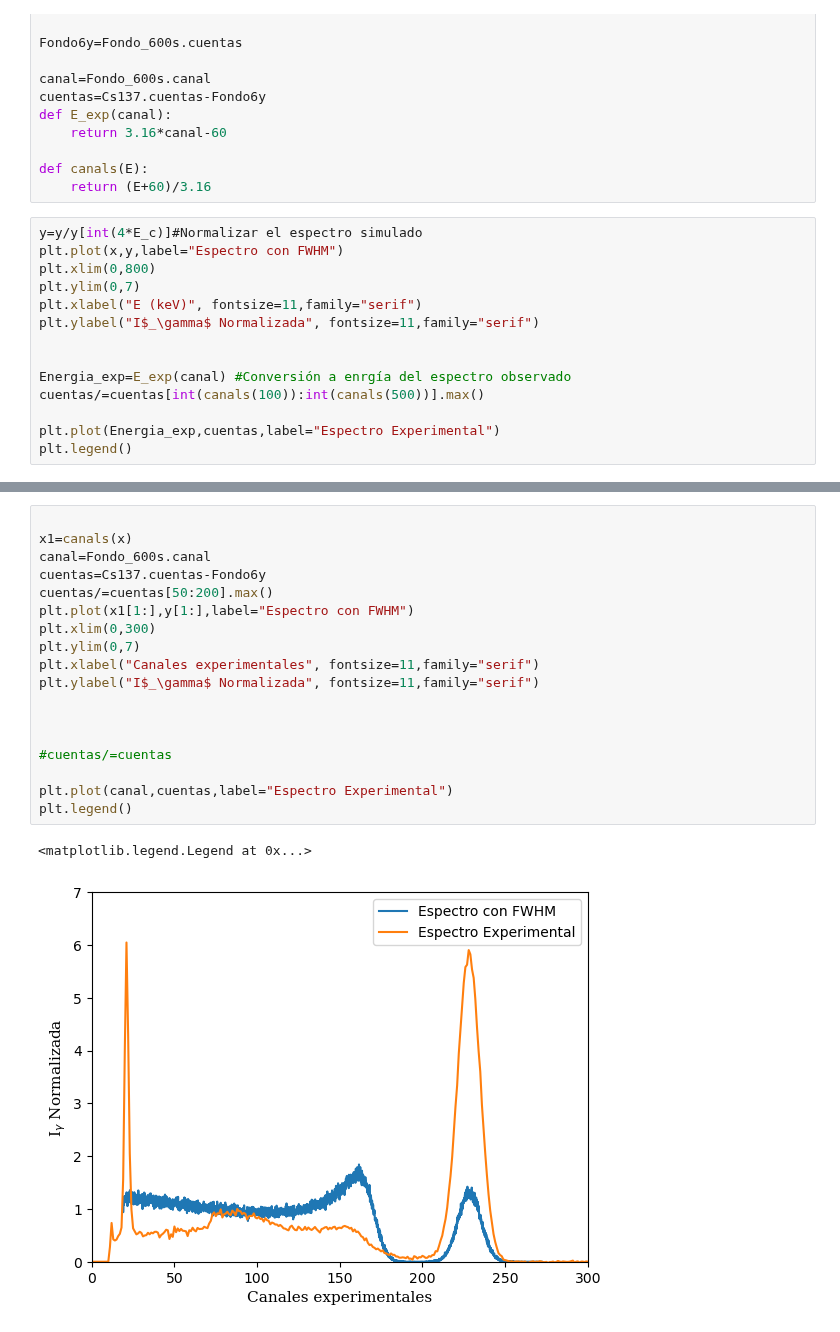
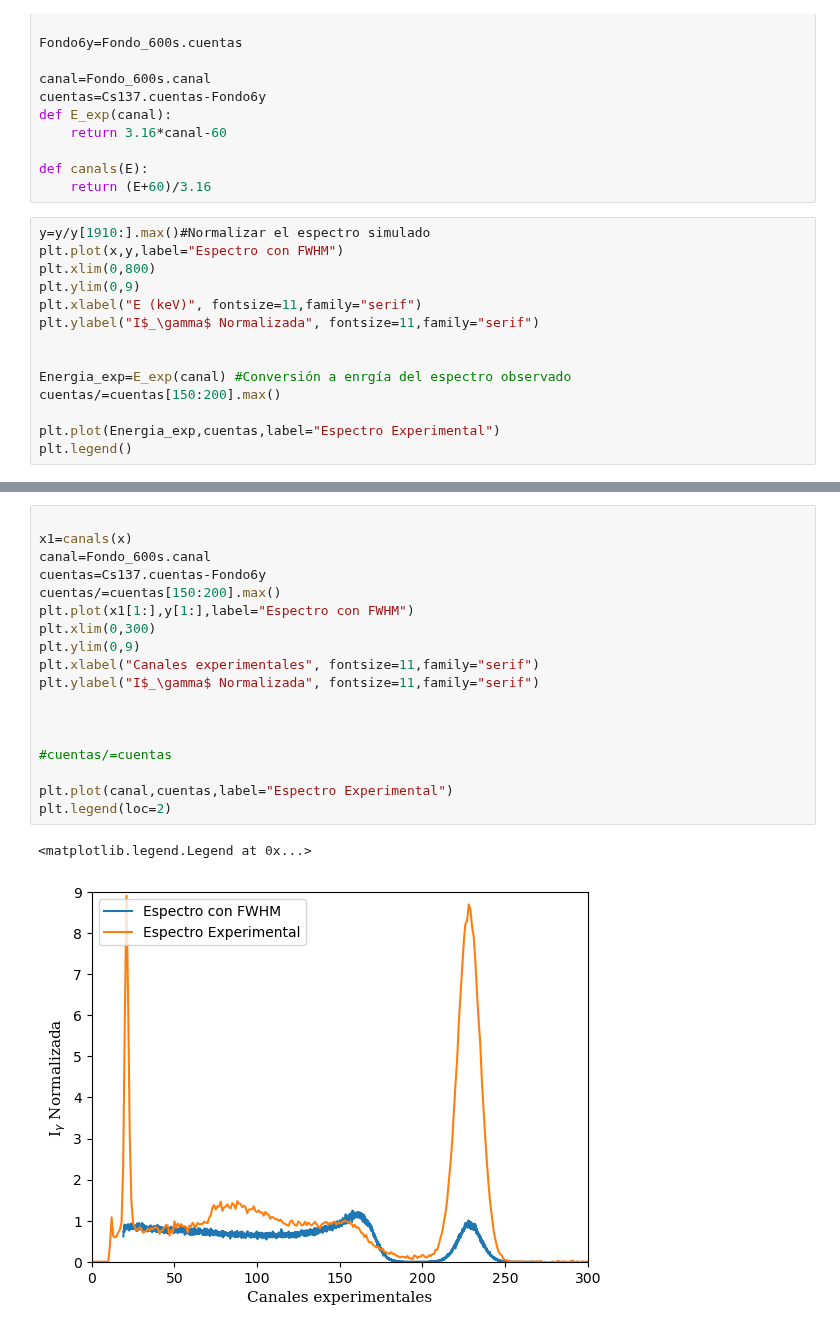
Before and after one commit to juan3ltran/Instrumentacion_Nuclear, a Jupyter notebook: simul_final/final.ipynb, the cells around one changed output, grey strips where cells are left out. Saved outputs shown, nothing was run; the diff lists cells and outputs as text.

```diff
--- a/simul_final/final.ipynb
+++ b/simul_final/final.ipynb
@@ -203,16 +203,16 @@ def E_exp(canal):
 def canals(E):
     return (E+60)/3.16
 # %%
-y=y/y[int(4*E_c)]#Normalizar el espectro simulado
+y=y/y[1910:].max()#Normalizar el espectro simulado
 plt.plot(x,y,label="Espectro con FWHM")
 plt.xlim(0,800)
-plt.ylim(0,7)
+plt.ylim(0,9)
 plt.xlabel("E (keV)", fontsize=11,family="serif")
 plt.ylabel("I$_\gamma$ Normalizada", fontsize=11,family="serif")
 
 
 Energia_exp=E_exp(canal) #Conversión a enrgía del espectro observado
-cuentas/=cuentas[int(canals(100)):int(canals(500))].max()
+cuentas/=cuentas[150:200].max()
 
 plt.plot(Energia_exp,cuentas,label="Espectro Experimental")
 plt.legend()
@@ -222,21 +222,21 @@ plt.legend()
 # %%
 
 x1=canals(x)
 canal=Fondo_600s.canal
 cuentas=Cs137.cuentas-Fondo6y
-cuentas/=cuentas[50:200].max()
+cuentas/=cuentas[150:200].max()
 plt.plot(x1[1:],y[1:],label="Espectro con FWHM")
 plt.xlim(0,300)
-plt.ylim(0,7)
+plt.ylim(0,9)
 plt.xlabel("Canales experimentales", fontsize=11,family="serif")
 plt.ylabel("I$_\gamma$ Normalizada", fontsize=11,family="serif")
 
 
 
 #cuentas/=cuentas
 
 plt.plot(canal,cuentas,label="Espectro Experimental")
-plt.legend()
+plt.legend(loc=2)
 # %% [output]
 <matplotlib.legend.Legend at 0x...>
-[figure, old version]
+[figure, new version]
```
Also changed, not shown: parts of 3 cells of this notebook.
